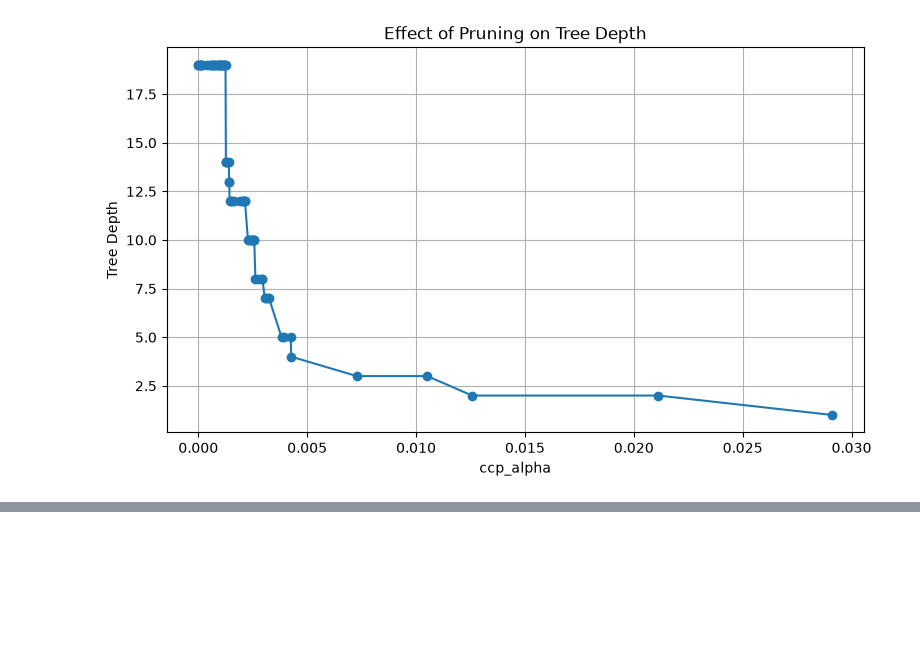
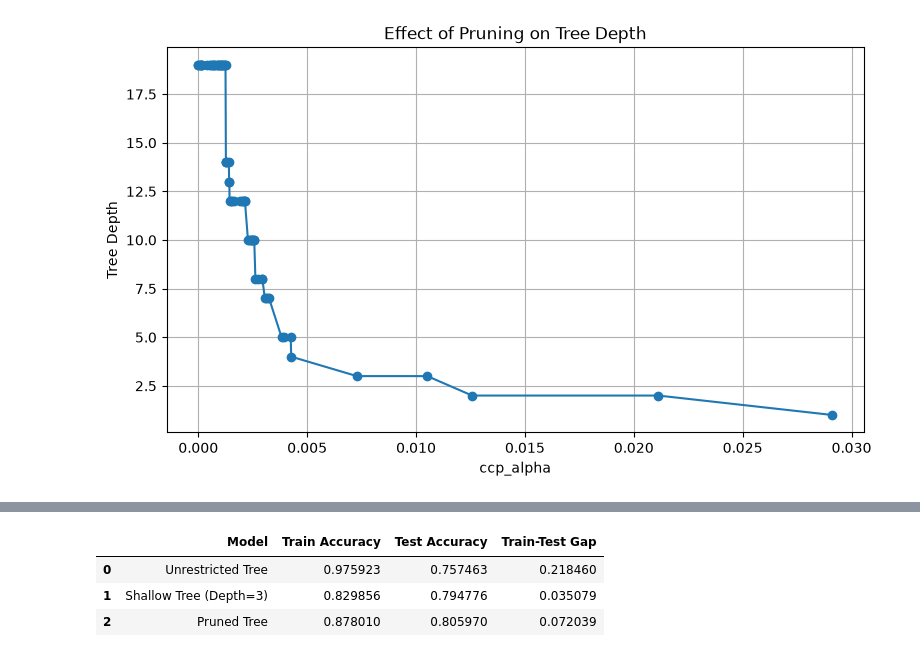
Before and after one commit to manangupta0136/Machine_learning_Lab, a Jupyter notebook: Experiment_7.ipynb, the cells around one changed output, grey strips where cells are left out. Drawn from its saved outputs; the diff is of its cells as text; code cells hidden in the pictures; blank space fills up the shorter version.

```diff
--- a/Experiment_7.ipynb
+++ b/Experiment_7.ipynb
@@ -534,0 +575,32 @@ plt.show()
+# %%
+# Final comparison
+
+final_comparison = pd.DataFrame({
+    "Model": [
+        "Unrestricted Tree",
+        "Shallow Tree (Depth=3)",
+        "Pruned Tree"
+    ],
+    "Train Accuracy": [
+        deep_train_accuracy,
+        shallow_train_accuracy,
+        final_train_accuracy
+    ],
+    "Test Accuracy": [
+        deep_test_accuracy,
+        shallow_test_accuracy,
+        final_test_accuracy
+    ],
+    "Train-Test Gap": [
+        deep_train_accuracy - deep_test_accuracy,
+        shallow_train_accuracy - shallow_test_accuracy,
+        final_train_accuracy - final_test_accuracy
+    ]
+})
+
+display(final_comparison)
+# %% [output]
+|  | Model | Train Accuracy | Test Accuracy | Train-Test Gap |
+| 0 | Unrestricted Tree | 0.975923 | 0.757463 | 0.218460 |
+| 1 | Shallow Tree (Depth=3) | 0.829856 | 0.794776 | 0.035079 |
+| 2 | Pruned Tree | 0.878010 | 0.805970 | 0.072039 |
```
Also changed, not shown: parts of 3 cells of this notebook, 3 other files.
